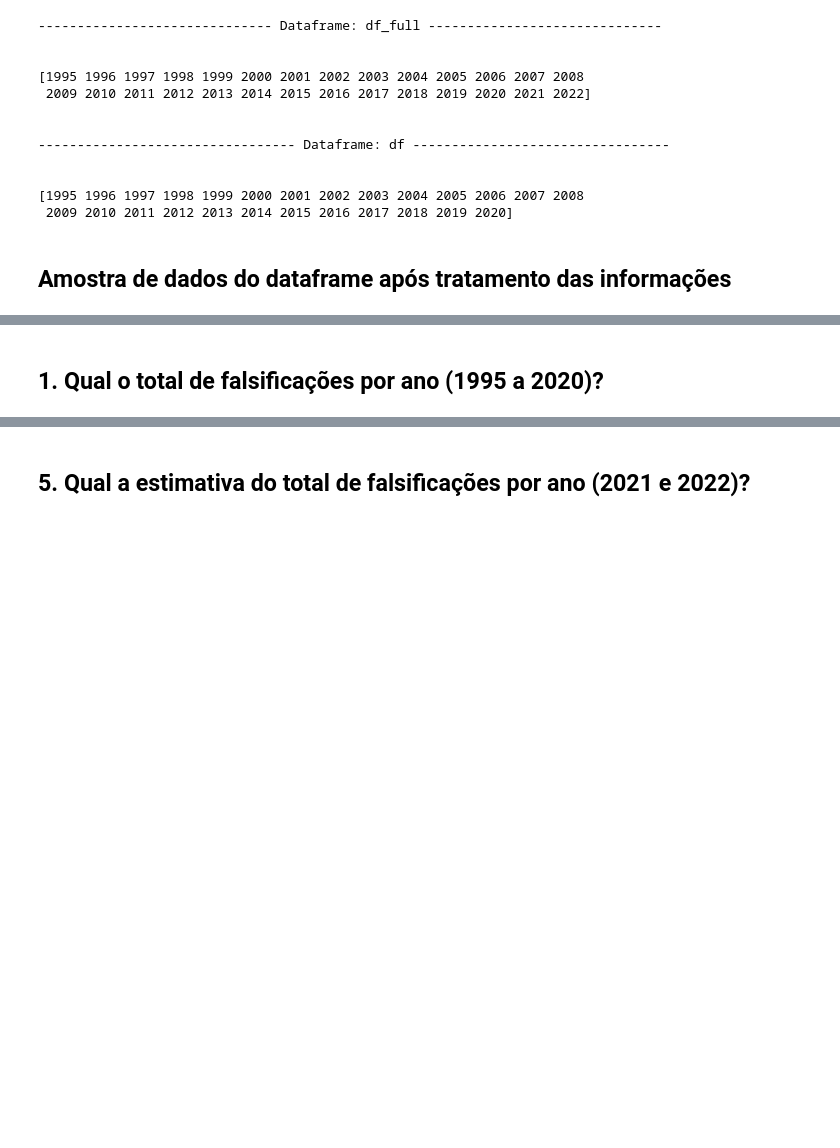
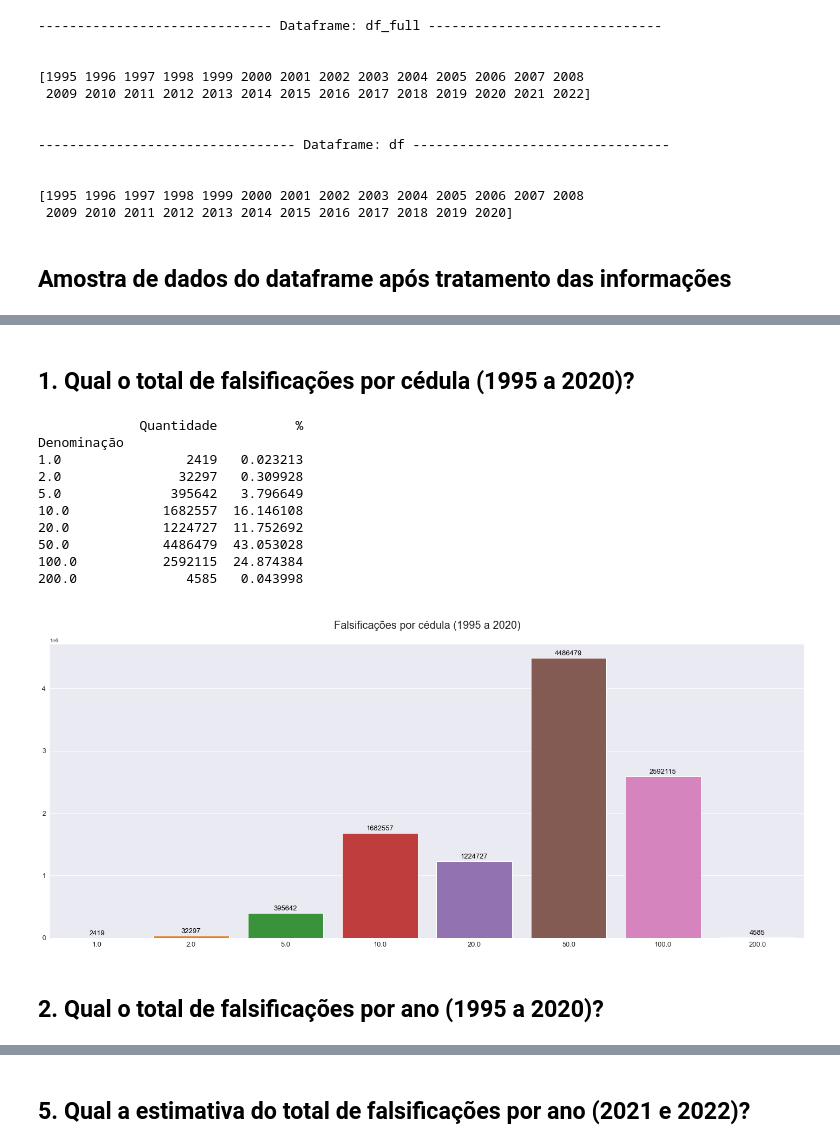
Before and after one commit to emso-exe/Falsificacao_de_cedulas_banco_central_do_brasil, a Jupyter notebook: analise_de_dados.ipynb, the cells around one changed output, grey strips where cells are left out. Cells and saved outputs as stored; diff of their text form; code cells hidden in the pictures; blank space fills up the shorter version.

```diff
--- a/analise_de_dados.ipynb
+++ b/analise_de_dados.ipynb
@@ -200,5 +201,46 @@ df.sample(10)
 # %% [markdown]
-## 1. Qual o total de falsificações por ano (1995 a 2020)?
+## 1. Qual o total de falsificações por cédula (1995 a 2020)?
+# %%
+df_temp = df.groupby(['Denominação'])['Quantidade'].sum()
+df_denominacao_quantidade = pd.DataFrame(df_temp)
+df_denominacao_quantidade['%'] = df_denominacao_quantidade['Quantidade'] / df_denominacao_quantidade['Quantidade'].sum() * 100
+
+print(df_denominacao_quantidade)
+
+plt.figure(figsize=(25, 10))
+plot = sns.barplot(x=df_denominacao_quantidade.index,
+                   y=df_denominacao_quantidade['Quantidade'],
+                   orient='v',
+                   palette='tab10')
+for i in plot.patches:
+    plot.annotate(format(i.get_height(), '.0f'),
+                  (i.get_x() + i.get_width() / 2, i.get_height()),
+                  ha='center',
+                  va='baseline',
+                  fontsize=13,
+                  color='black',
+                  xytext=(0, 5),
+                  textcoords='offset points')
+plt.xticks(size=13)
+plt.yticks(size=13)
+plt.xlabel('')
+plt.ylabel('')
+plt.title('\nFalsificações por cédula (1995 a 2020)\n', fontsize=20)
+plt.show(plot)
+# %% [output]
+             Quantidade          %
+Denominação
+1.0                2419   0.023213
+2.0               32297   0.309928
+5.0              395642   3.796649
+10.0            1682557  16.146108
+20.0            1224727  11.752692
+50.0            4486479  43.053028
+100.0           2592115  24.874384
+200.0              4585   0.043998
+[figure, added]
+# %% [markdown]
+## 2. Qual o total de falsificações por ano (1995 a 2020)?
 # %%
 df_temp = df.groupby(['Ano'])['Quantidade'].sum()
 df_ano_quantidade = pd.DataFrame(df_temp)
```
Also changed, not shown: parts of 11 cells of this notebook.
